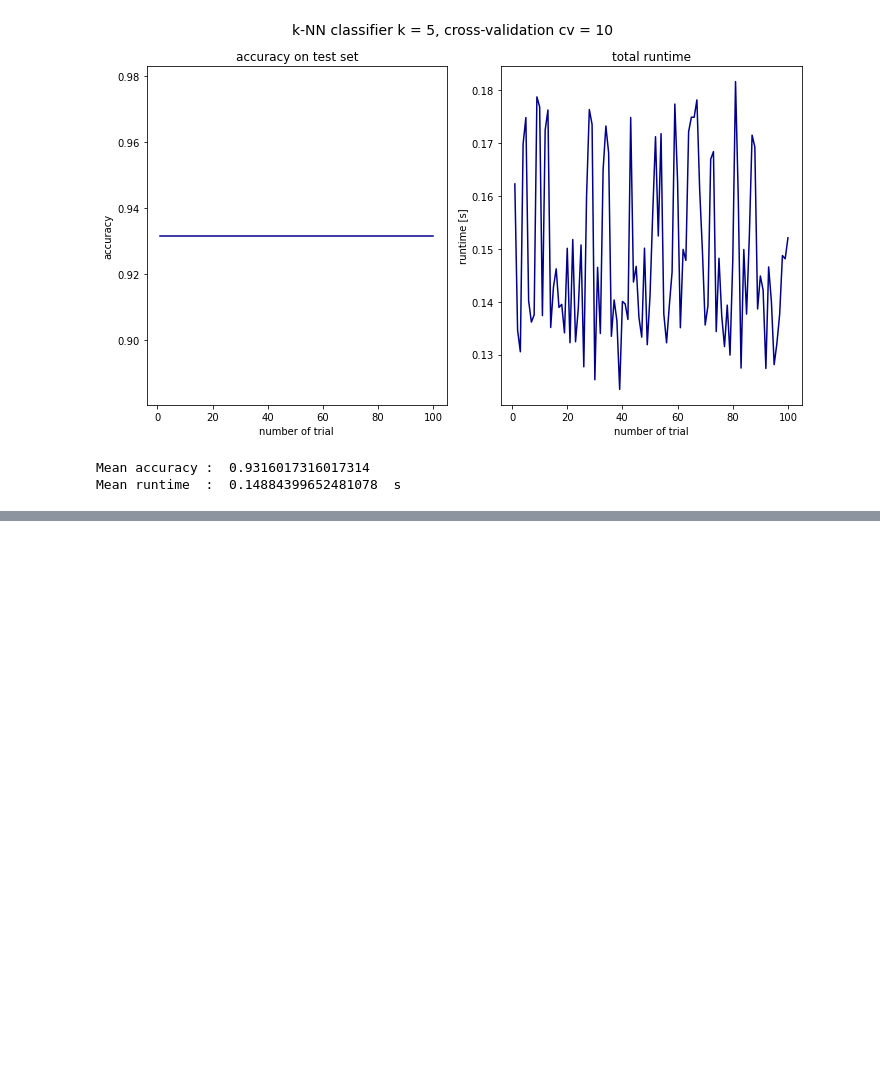
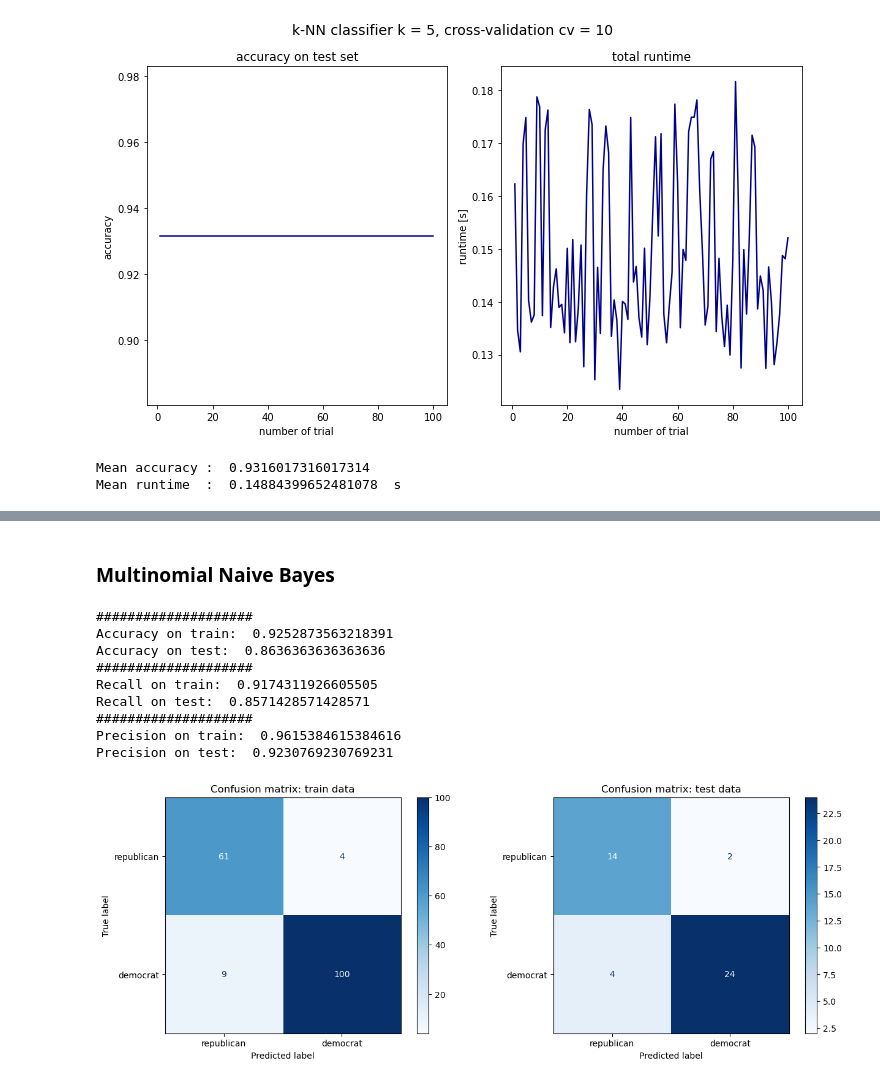
Before and after one commit to nadiaverdha/MachineLearningEx1, a Jupyter notebook: Ex1_kaggle_small.ipynb, the cells around one changed output, grey strips where cells are left out. Drawn from its saved outputs; the diff is of its cells as text; code cells hidden in the pictures; blank space fills up the shorter version.

```diff
--- a/Ex1_kaggle_small.ipynb
+++ b/Ex1_kaggle_small.ipynb
@@ -1364,0 +1478,24 @@ Mean runtime  :  0.14884399652481078  s
+# %% [markdown]
+### Multinomial Naive Bayes
+# %%
+from sklearn.naive_bayes import MultinomialNB
+from sklearn.metrics import accuracy_score
+
+mnb_model = MultinomialNB()
+mnb_model.fit(X_train_imputed, y_train)
+
+# Prediction
+# y_pred = bnb_model.predict(X_test)
+
+evaluate(mnb_model)
+# %% [output]
+####################
+Accuracy on train:  0.9252873563218391
+Accuracy on test:  0.8636363636363636
+####################
+Recall on train:  0.9174311926605505
+Recall on test:  0.8571428571428571
+####################
+Precision on train:  0.9615384615384616
+Precision on test:  0.9230769230769231
+[figure, added]
```
Also changed, not shown: parts of 26 cells of this notebook.
